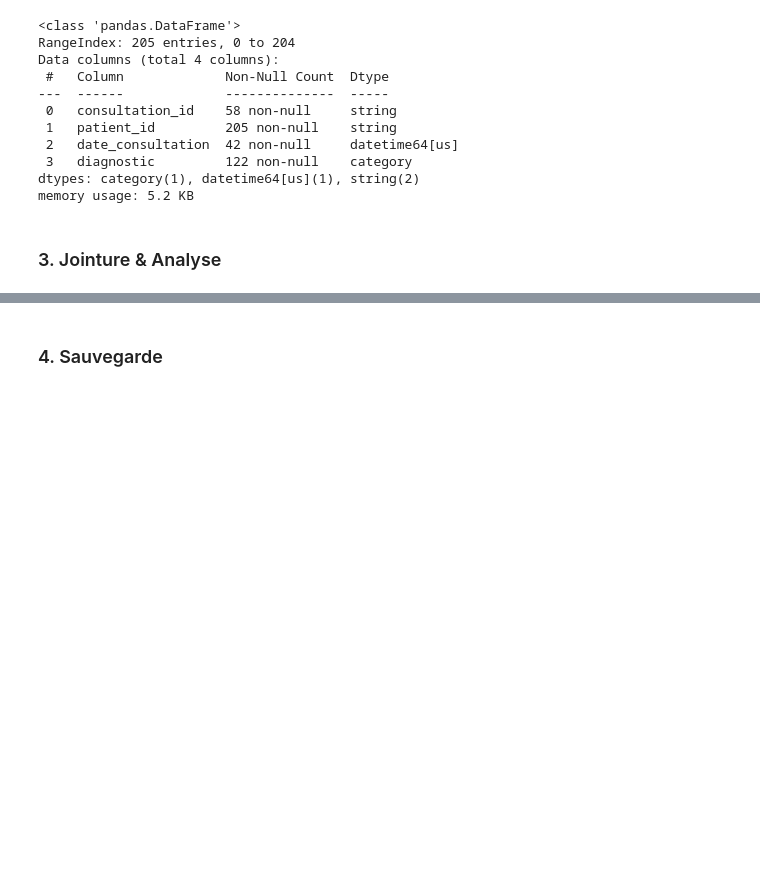
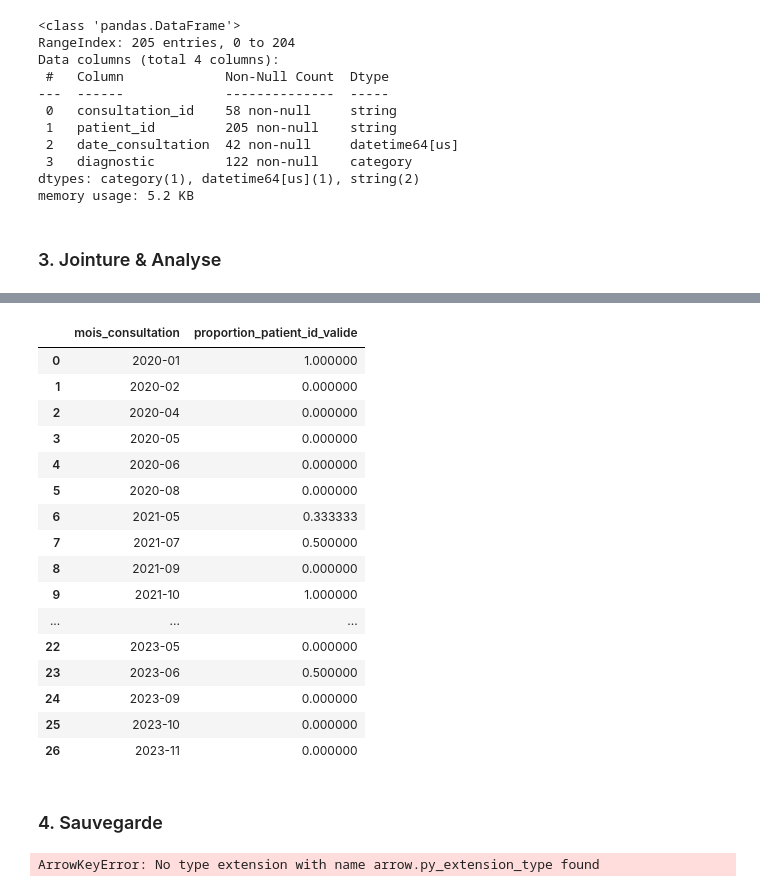
Before and after one commit to leagravellard/Mise_en_situation---REF-DATA, a Jupyter notebook: I. Traitement de données en Python/notebook.ipynb, the cells around one changed output, grey strips where cells are left out. Cells and saved outputs as stored; diff of their text form; code cells hidden in the pictures; blank space fills up the shorter version.

```diff
--- a/I. Traitement de données en Python/notebook.ipynb
+++ b/I. Traitement de données en Python/notebook.ipynb
@@ -502,2 +520,58 @@ memory usage: 5.2 KB
+# %%
+# Jointure consultations ↔ patients
+
+df_join = df_consultations.merge(
+    df_patients[["patient_id"]],
+    on="patient_id",
+    how="left",
+    indicator=True
+)
+# %%
+# Indicateur de validité
+
+df_join["patient_id_valide"] = df_join["_merge"] == "both"
+# %%
+# Extraire le mois de consultations
+df_join["mois_consultation"] = df_join["date_consultation"].dt.to_period("M")
+# %%
+# Calculer la proportion par mois
+resultat = (
+    df_join
+    .groupby("mois_consultation")["patient_id_valide"]
+    .mean()
+    .reset_index(name="proportion_patient_id_valide")
+)
+# %%
+resultat = resultat.sort_values("mois_consultation")
+display(resultat)
+# %% [output]
+|  | mois_consultation | proportion_patient_id_valide |
+| 0 | 2020-01 | 1.000000 |
+| 1 | 2020-02 | 0.000000 |
+| 2 | 2020-04 | 0.000000 |
+| 3 | 2020-05 | 0.000000 |
+| 4 | 2020-06 | 0.000000 |
+| 5 | 2020-08 | 0.000000 |
+| 6 | 2021-05 | 0.333333 |
+| 7 | 2021-07 | 0.500000 |
+| 8 | 2021-09 | 0.000000 |
+| 9 | 2021-10 | 1.000000 |
+| ... | ... | ... |
+| 22 | 2023-05 | 0.000000 |
+| 23 | 2023-06 | 0.500000 |
+| 24 | 2023-09 | 0.000000 |
+| 25 | 2023-10 | 0.000000 |
+| 26 | 2023-11 | 0.000000 |
 # %% [markdown]
 ### 4. Sauvegarde
+# %%
+from pathlib import Path
+
+out_dir = Path("outputs")
+out_dir.mkdir(exist_ok=True)
+
+df_patients.to_parquet(out_dir / "patients.parquet", index=False)
+df_consultations.to_parquet(out_dir / "consultations.parquet", index=False)
+resultat.to_parquet(out_dir / "resultat_proportion.parquet", index=False)
+# %% [output]
+ArrowKeyError: No type extension with name arrow.py_extension_type found
```
Also changed, not shown: parts of 2 cells of this notebook, 1 other file.
